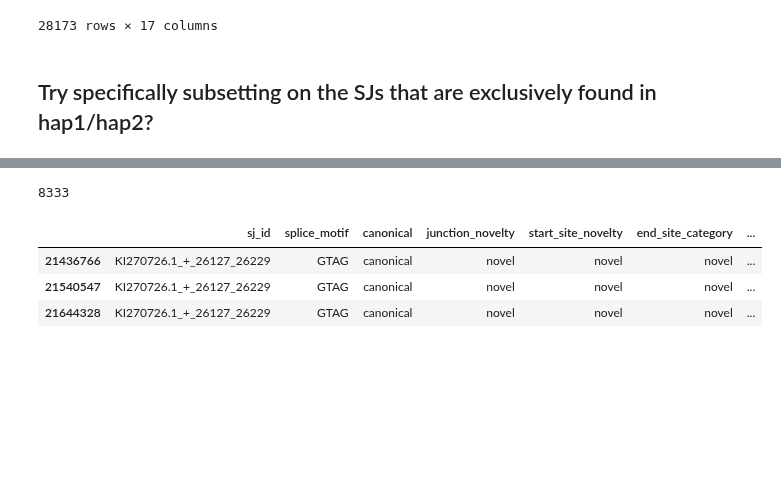
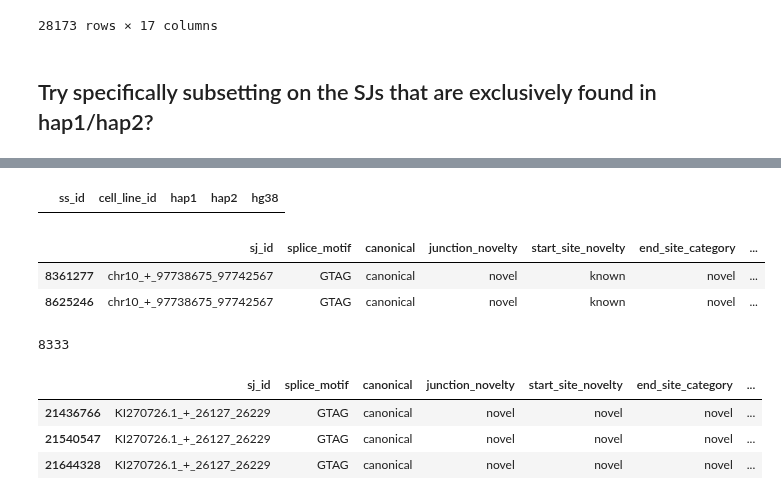
Before and after one commit to fairliereese/240903_pt, a Jupyter notebook: analysis/td_personal_get_distances_to_known_ss.ipynb, the cells around one changed output, grey strips where cells are left out. Saved outputs shown, nothing was run; the diff lists cells and outputs as text; code cells hidden in the pictures; blank space fills up the shorter version.

```diff
--- a/analysis/td_personal_get_distances_to_known_ss.ipynb
+++ b/analysis/td_personal_get_distances_to_known_ss.ipynb
@@ -208,3 +332,15 @@ df.drop('Unnamed: 0', axis=1, inplace=True)
+# %%
+# now check one of these guys in the og df
+df.head()
+df.loc[df.ss_id.str.contains('97738675')]
+# %% [output]
+|  | ss_id | cell_line_id | hap1 | hap2 | hg38 |
+# %%
+df_back.loc[df_back.sj_id.str.contains('97742567')]
+# %% [output]
+|  | sj_id | splice_motif | canonical | junction_novelty | start_site_novelty | end_site_category | ... |
+| 8361277 | chr10_+_97738675_97742567 | GTAG | canonical | novel | known | novel | ... |
+| 8625246 | chr10_+_97738675_97742567 | GTAG | canonical | novel | known | novel | ... |
 # %%
 # 1.5 only novel sss
 temp = df.loc[(df.start_site_novelty=='novel')|(df.end_site_category=='novel')]
```
Also changed, not shown: parts of 14 cells of this notebook.
